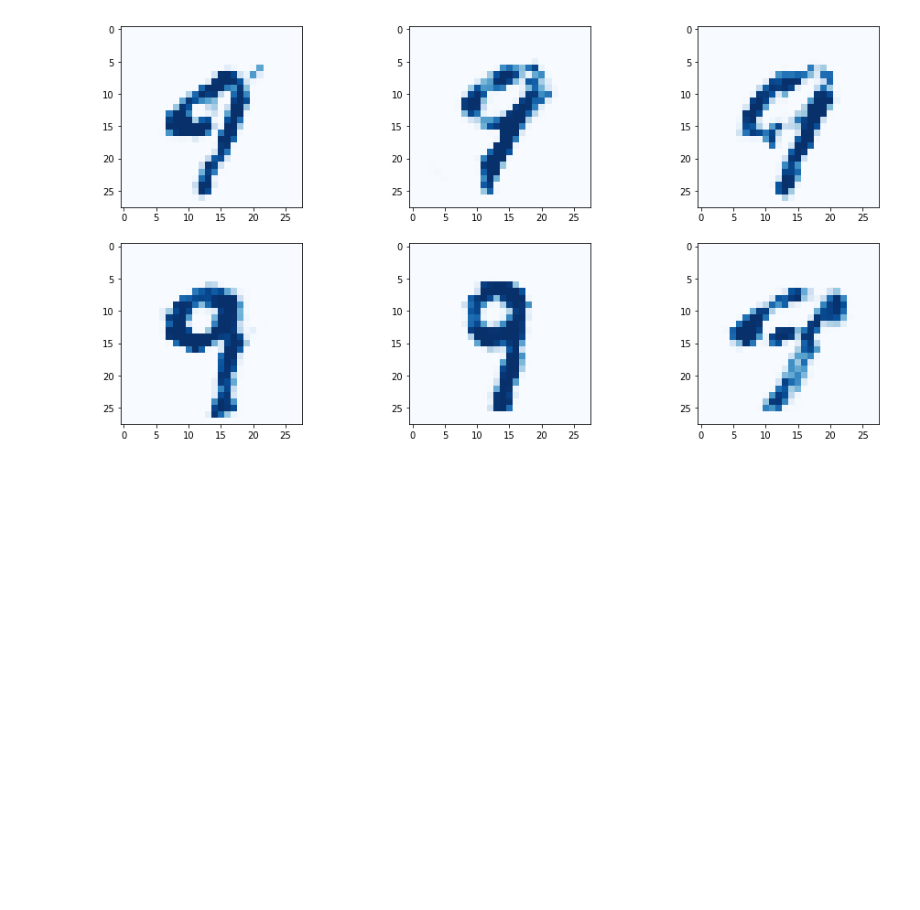
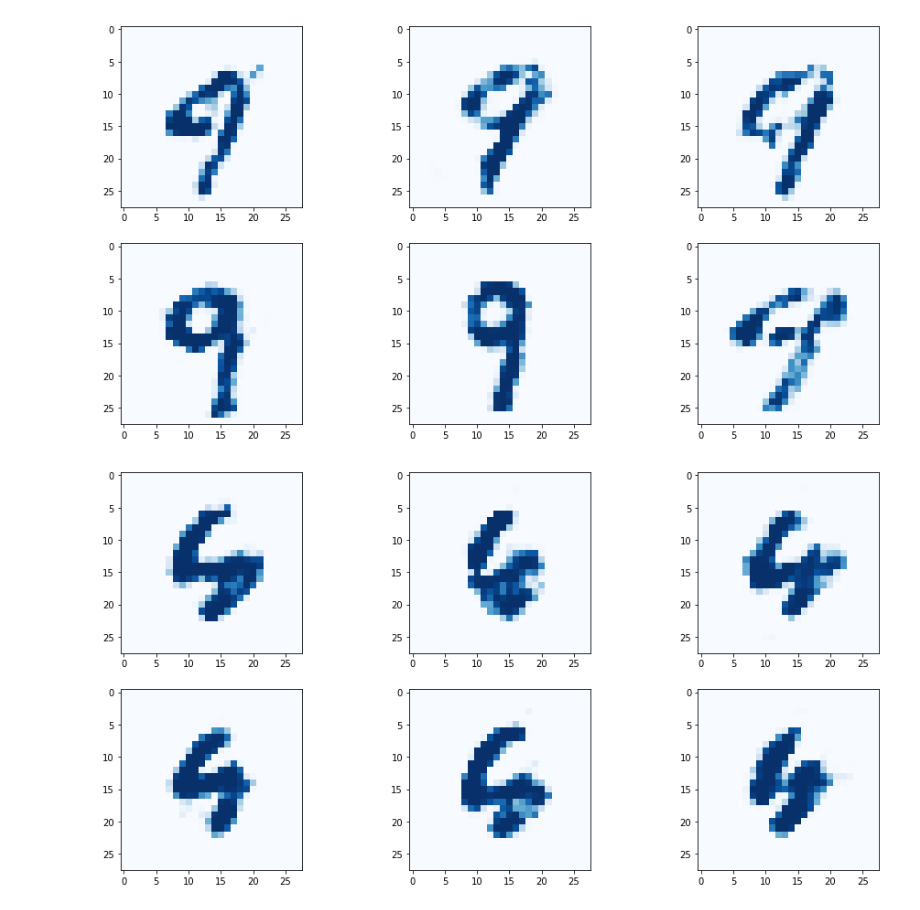
Before and after one commit to makeyourownalgorithmicart/makeyourownalgorithmicart, a Jupyter notebook: blog/generative-adversarial-network/05_image_cgan_mnist.ipynb, the cells around one changed output. Cells and saved outputs as stored; diff of their text form; code cells hidden in the pictures; blank space fills up the shorter version.

Commit message:
added multi-activated input vector

```diff
--- a/blog/generative-adversarial-network/05_image_cgan_mnist.ipynb
+++ b/blog/generative-adversarial-network/05_image_cgan_mnist.ipynb
@@ -464,3 +464,10 @@ G.plot_progress()
 G.plot_images(9)
 # %% [output]
 [figure]
+# %%
+# activate multiple positions of the input vector
+# eg G.plot_images((6,9)) creates an input tensor [0., 0., 0., 0., 0., 0., 1., 0., 0., 1.]
+
+G.plot_images((6,9))
+# %% [output]
+[figure, added]
```
